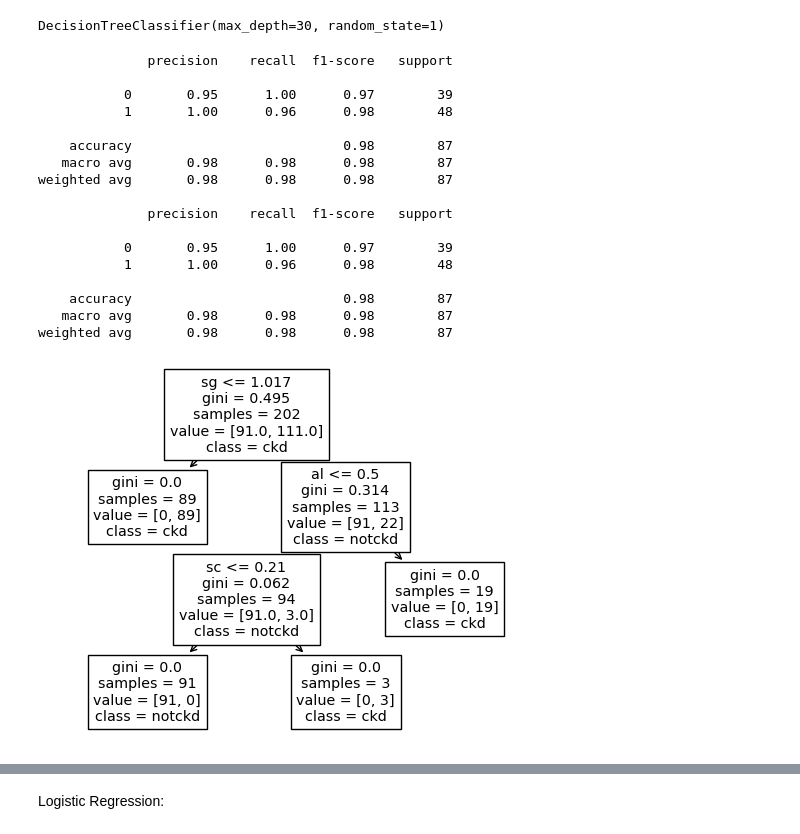
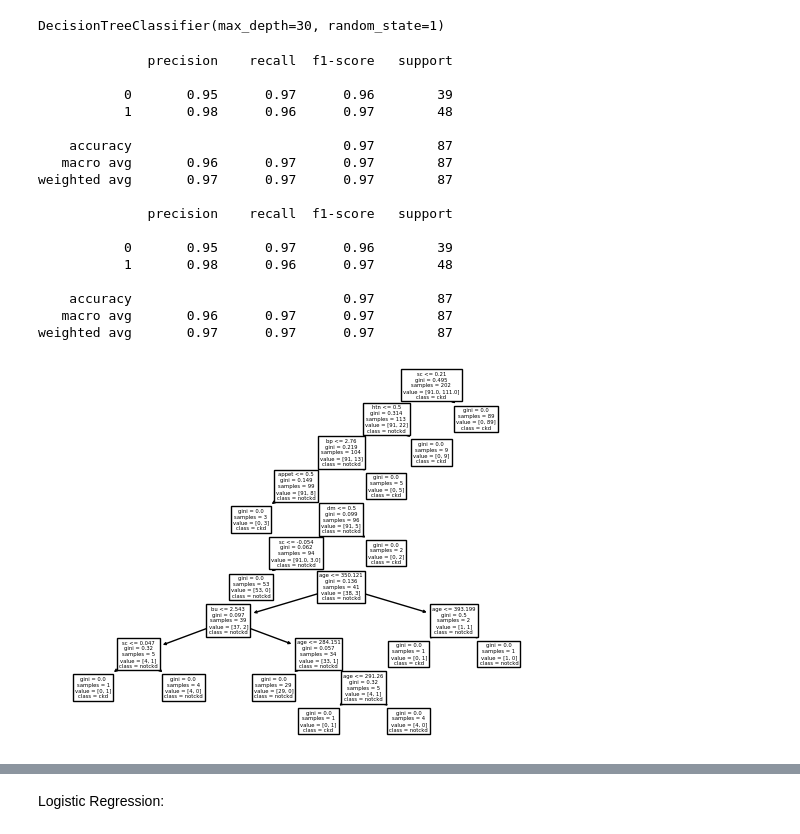
Before and after one commit to chenx333/Chronic-Kidney-Disease-Classification-Challenge, a Jupyter notebook: assignment6.ipynb, the cells around one changed output, grey strips where cells are left out. Saved outputs shown, nothing was run; the diff lists cells and outputs as text; code cells hidden in the pictures.

Commit message:
kmean+dt

```diff
--- a/assignment6.ipynb
+++ b/assignment6.ipynb
@@ -120,7 +120,7 @@ from sklearn import metrics
 from sklearn.neighbors import KNeighborsClassifier
 # %%
 data = []
-with open('/Users/xinyichen/Desktop/3da3_project/chronic_kidney_disease_full.arff') as f:
+with open('chronic_kidney_disease_full.arff') as f:
     for line in f:
         line = line.replace('\n', '')
         data.append(line.split(','))
@@ -654,49 +654,60 @@ df = DecisionTreeClassifier(
    max_depth = 30,
    random_state = 1
 )
+# %%
+k = 2
+kmeans = KMeans(n_clusters=k, random_state=1)
+kmeans.fit(X_processed)
+
+cluster_labels = kmeans.labels_
+
+X_processed_df = pd.DataFrame(X_processed, columns=x.columns)
+X_processed_df['Cluster_Labels'] = cluster_labels
+
+X_train_d, X_test_d, y_train_d, y_test_d = train_test_split(X_processed_df, y, test_size=0.3, random_state=1, stratify=y)
 # %%
-df.fit(x_train, y_train)
+df.fit(X_train_d, y_train_d)
 # %% [output]
 DecisionTreeClassifier(max_depth=30, random_state=1)
 # %%
 
 plot_tree(
     df,
     max_depth= 30,
-    feature_names = x_train.columns.tolist(),
+    feature_names = X_train_d.columns.tolist(),
     class_names=['notckd', 'ckd']
 )
 
-pred = df.predict(x_test)
+pred = df.predict(X_test_d)
 pred[:5]
 
-print(classification_report(y_test, pred))
-cm = pd.DataFrame(confusion_matrix(y_test, pred), index=['No', 'Yes'], columns=['No', 'Yes'])
+print(classification_report(y_test_d, pred))
+cm = pd.DataFrame(confusion_matrix(y_test_d, pred), index=['No', 'Yes'], columns=['No', 'Yes'])
 cm.index.name = 'True'
 cm.columns.name = 'Predicted'
 cm
 
-df.score(x_test, y_test)
+df.score(X_test_d, y_test_d)
 
-print(classification_report(y_test, pred))
+print(classification_report(y_test_d, pred))
 # %% [output]
               precision    recall  f1-score   support
 
-           0       0.95      1.00      0.97        39
-           1       1.00      0.96      0.98        48
+           0       0.95      0.97      0.96        39
+           1       0.98      0.96      0.97        48
 
-    accuracy                           0.98        87
-   macro avg       0.98      0.98      0.98        87
-weighted avg       0.98      0.98      0.98        87
+    accuracy                           0.97        87
+   macro avg       0.96      0.97      0.97        87
+weighted avg       0.97      0.97      0.97        87
 
               precision    recall  f1-score   support
 
-           0       0.95      1.00      0.97        39
-           1       1.00      0.96      0.98        48
+           0       0.95      0.97      0.96        39
+           1       0.98      0.96      0.97        48
 
-    accuracy                           0.98        87
-   macro avg       0.98      0.98      0.98        87
-weighted avg       0.98      0.98      0.98        87
+    accuracy                           0.97        87
+   macro avg       0.96      0.97      0.97        87
+weighted avg       0.97      0.97      0.97        87
-[figure, old version]
+[figure, new version]
 # %%
 path = df.cost_complexity_pruning_path(
```
Also changed, not shown: parts of 18 cells of this notebook.
